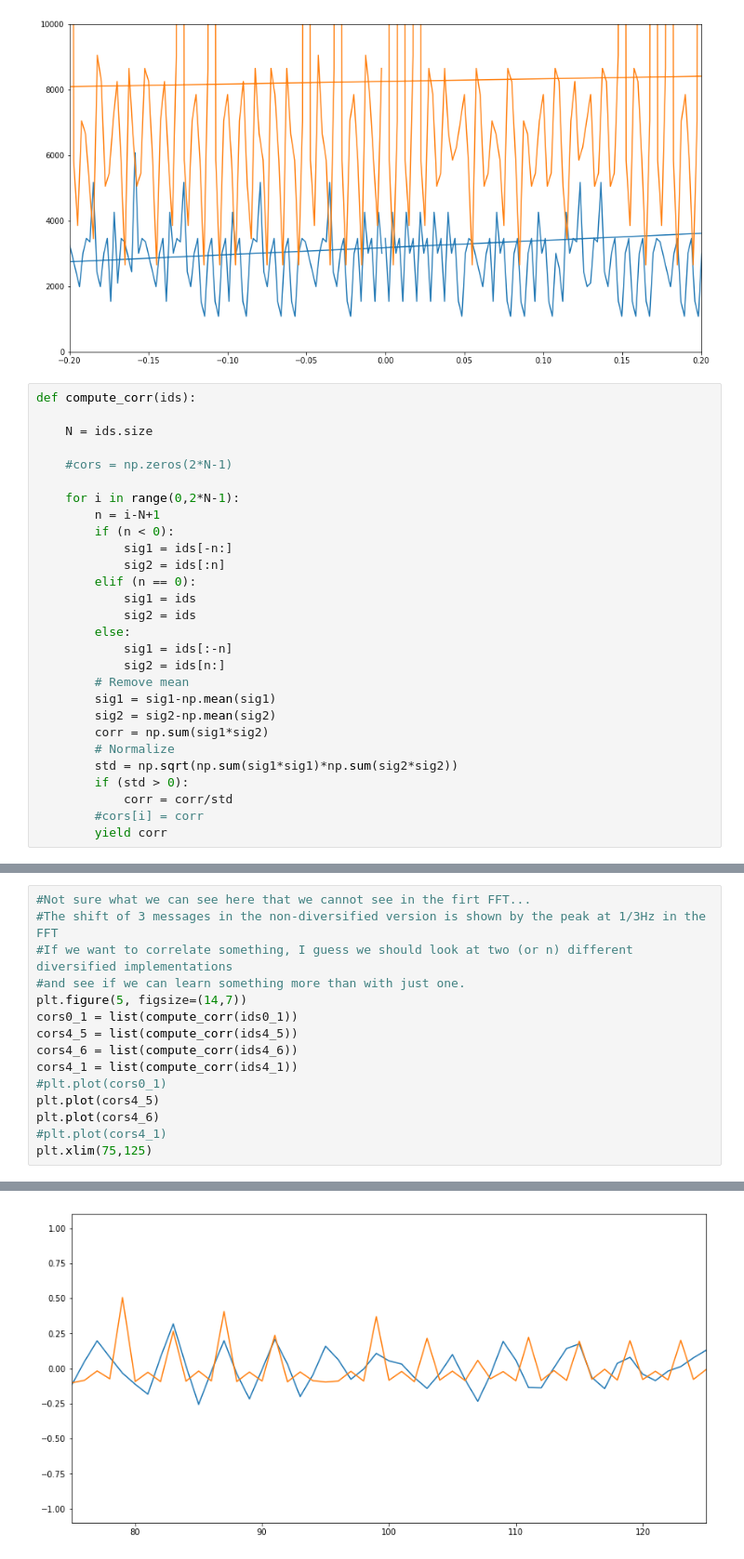
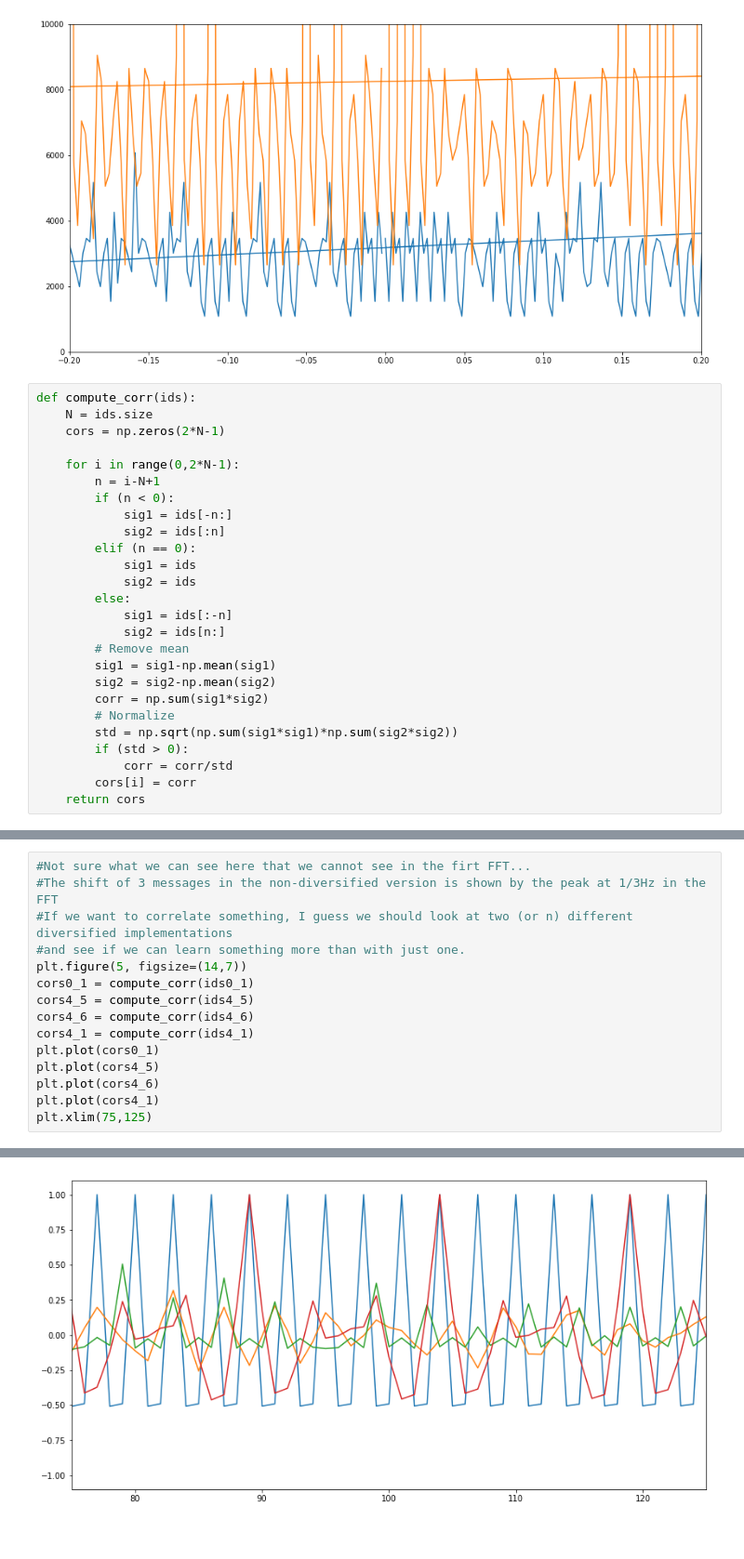
Before and after one commit to SINTEF-9012/thingml-diversifier, a Jupyter notebook: src/main/python/autocorr.ipynb, the cells around one changed output, grey strips where cells are left out. Shown at 93% size. Cells and saved outputs as stored; diff of their text form.

```diff
--- a/src/main/python/autocorr.ipynb
+++ b/src/main/python/autocorr.ipynb
@@ -64,10 +64,8 @@ plt.ylim((0,10000))
 [figure]
 # %%
 def compute_corr(ids):
-
     N = ids.size
-
-    #cors = np.zeros(2*N-1)
+    cors = np.zeros(2*N-1)
 
     for i in range(0,2*N-1):
         n = i-N+1
@@ -88,5 +86,5 @@ def compute_corr(ids):
         std = np.sqrt(np.sum(sig1*sig1)*np.sum(sig2*sig2))
         if (std > 0):
             corr = corr/std
-        #cors[i] = corr
-        yield corr
+        cors[i] = corr
+    return cors
@@ -93,21 +95,21 @@ def compute_corr(ids):
 # %%
 #Not sure what we can see here that we cannot see in the firt FFT...
 #The shift of 3 messages in the non-diversified version is shown by the peak at 1/3Hz in the FFT
 #If we want to correlate something, I guess we should look at two (or n) different diversified implementations
 #and see if we can learn something more than with just one.
 plt.figure(5, figsize=(14,7))
-cors0_1 = list(compute_corr(ids0_1))
-cors4_5 = list(compute_corr(ids4_5))
-cors4_6 = list(compute_corr(ids4_6))
-cors4_1 = list(compute_corr(ids4_1))
-#plt.plot(cors0_1)
+cors0_1 = compute_corr(ids0_1)
+cors4_5 = compute_corr(ids4_5)
+cors4_6 = compute_corr(ids4_6)
+cors4_1 = compute_corr(ids4_1)
+plt.plot(cors0_1)
 plt.plot(cors4_5)
 plt.plot(cors4_6)
-#plt.plot(cors4_1)
+plt.plot(cors4_1)
 plt.xlim(75,125)
 # %% [output]
 (75, 125)
-[figure, old version]
+[figure, new version]
 # %%
 #Not sure this makes sense...? Anyway, the first FFT on IDS looks quite similar, and
 #can be explained more easily.
```
Also changed, not shown: parts of 8 cells of this notebook.
